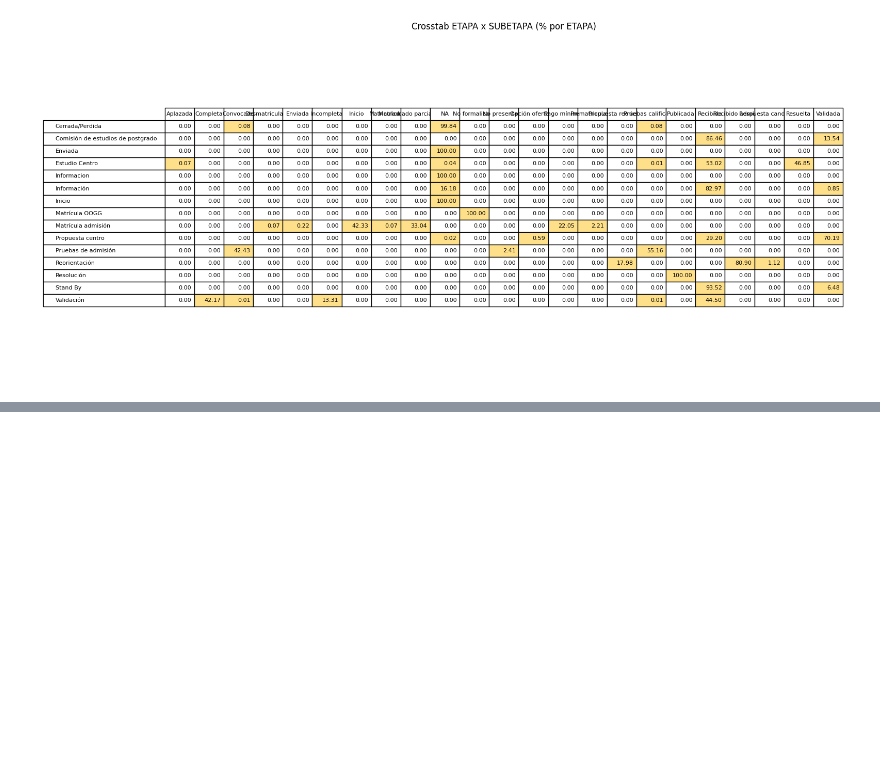
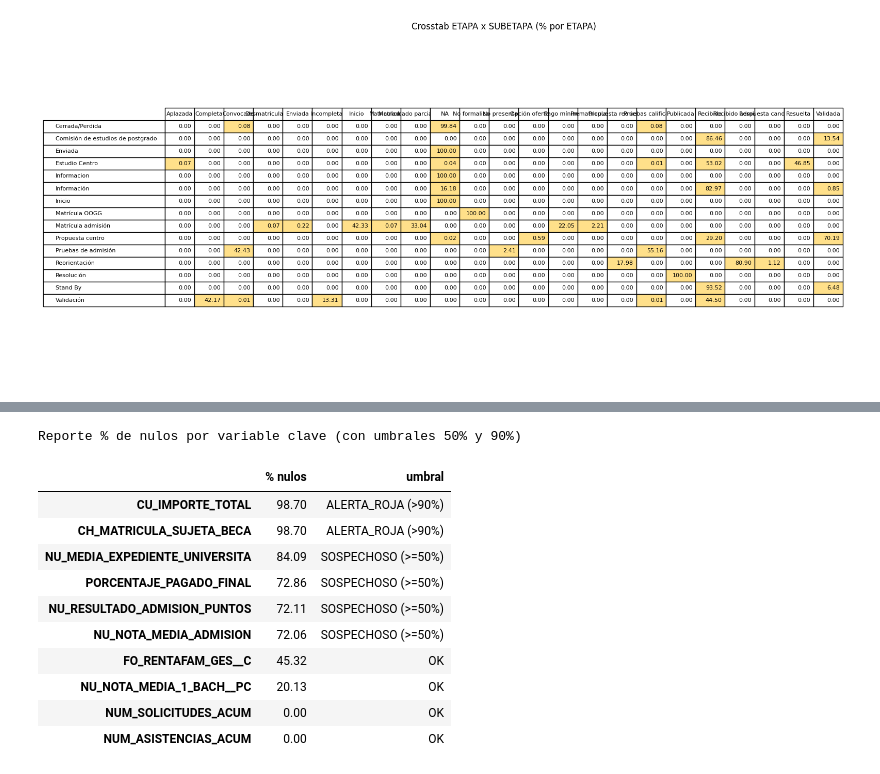
Before and after one commit to MiguelHernandezCorral/UNAV, a Jupyter notebook: notebooks/2026-3-24_Plan de revision.ipynb, the cells around one changed output, grey strips where cells are left out. Cells and saved outputs as stored; diff of their text form; code cells hidden in the pictures; blank space fills up the shorter version.

```diff
--- a/notebooks/2026-3-24_Plan de revision.ipynb
+++ b/notebooks/2026-3-24_Plan de revision.ipynb
@@ -881,0 +745,5 @@ table_heat(cross_pct, '{:,.2f}', 'Crosstab ETAPA x SUBETAPA (% por ETAPA)')
+# %%
+for t in ['PMAT_PREDICTION','ACCOUNT']:
+    df = pd.DataFrame(OracleConnector().read_table(t))
+    cols = [c.strip().upper() for c in df.columns]
+    print(t, [c for c in cols if 'ACCOUNT' in c or 'ID' in c or 'ACC' in c])
@@ -881,0 +1072,68 @@ table_heat(cross_pct, '{:,.2f}', 'Crosstab ETAPA x SUBETAPA (% por ETAPA)')
+# %%
+import pandas as pd, sys
+sys.path.insert(0, 'src')
+from dotenv import load_dotenv; load_dotenv()
+from oracle_connector import OracleConnector
+from IPython.display import display
+
+# Carga
+conn = OracleConnector()
+df_ds = pd.DataFrame(conn.read_table('DATASET_LIMPIO'))
+
+cols_modelo = [
+    'CU_IMPORTE_TOTAL', 'NU_MEDIA_EXPEDIENTE_UNIVERSITA',
+    'PORCENTAJE_PAGADO_FINAL', 'NU_NOTA_MEDIA_ADMISION',
+    'NU_NOTA_MEDIA_1_BACH__PC', 'NU_RESULTADO_ADMISION_PUNTOS',
+    'NUM_ASISTENCIAS_ACUM', 'NUM_SOLICITUDES_ACUM',
+    'FO_RENTAFAM_GES__C', 'CH_MATRICULA_SUJETA_BECA',
+]
+
+present = [c for c in cols_modelo if c in df_ds.columns]
+missing = [c for c in cols_modelo if c not in df_ds.columns]
+if missing:
+    print("Aviso: faltan columnas ->", missing)
+
+pct_nulos = (
+    df_ds[present].isna().mean().mul(100).round(2)
+    .sort_values(ascending=False)
+    .rename('% nulos')
+)
+
+def clasifica(v):
+    if v >= 90: return 'ALERTA_ROJA (>90%)'
+    if v >= 50: return 'SOSPECHOSO (>=50%)'
+    return 'OK'
+
+reporte = pd.DataFrame({
+    '% nulos': pct_nulos,
+    'umbral': pct_nulos.apply(clasifica)
+})
+
+print("Reporte % de nulos por variable clave (con umbrales 50% y 90%)")
+display(reporte)
+
+# Sugerencias rápidas por categoría
+acciones = {
+    'ALERTA_ROJA (>90%)': "- Evitar imputar 0; usar sentinel + flag is_missing o evaluar eliminar.\n- Verificar flujo desde SF.",
+    'SOSPECHOSO (>=50%)': "- Revisar etapa de disponibilidad y extracción.\n- Considerar imputación por grupo/etapa + flag is_missing.",
+    'OK': "- Mantener y monitorizar."
+}
+print("\nAcciones sugeridas:")
+for cat, msg in acciones.items():
+    cols = reporte[reporte['umbral'] == cat].index.tolist()
+    if cols:
+        print(f"\n{cat}: {', '.join(cols)}")
+        print(msg)
+# %% [output]
+Reporte % de nulos por variable clave (con umbrales 50% y 90%)
+|  | % nulos | umbral |
+| CU_IMPORTE_TOTAL | 98.70 | ALERTA_ROJA (>90%) |
+| CH_MATRICULA_SUJETA_BECA | 98.70 | ALERTA_ROJA (>90%) |
+| NU_MEDIA_EXPEDIENTE_UNIVERSITA | 84.09 | SOSPECHOSO (>=50%) |
+| PORCENTAJE_PAGADO_FINAL | 72.86 | SOSPECHOSO (>=50%) |
+| NU_RESULTADO_ADMISION_PUNTOS | 72.11 | SOSPECHOSO (>=50%) |
+| NU_NOTA_MEDIA_ADMISION | 72.06 | SOSPECHOSO (>=50%) |
+| FO_RENTAFAM_GES__C | 45.32 | OK |
+| NU_NOTA_MEDIA_1_BACH__PC | 20.13 | OK |
+| NUM_SOLICITUDES_ACUM | 0.00 | OK |
+| NUM_ASISTENCIAS_ACUM | 0.00 | OK |
```
Also changed, not shown: parts of 22 cells of this notebook.
